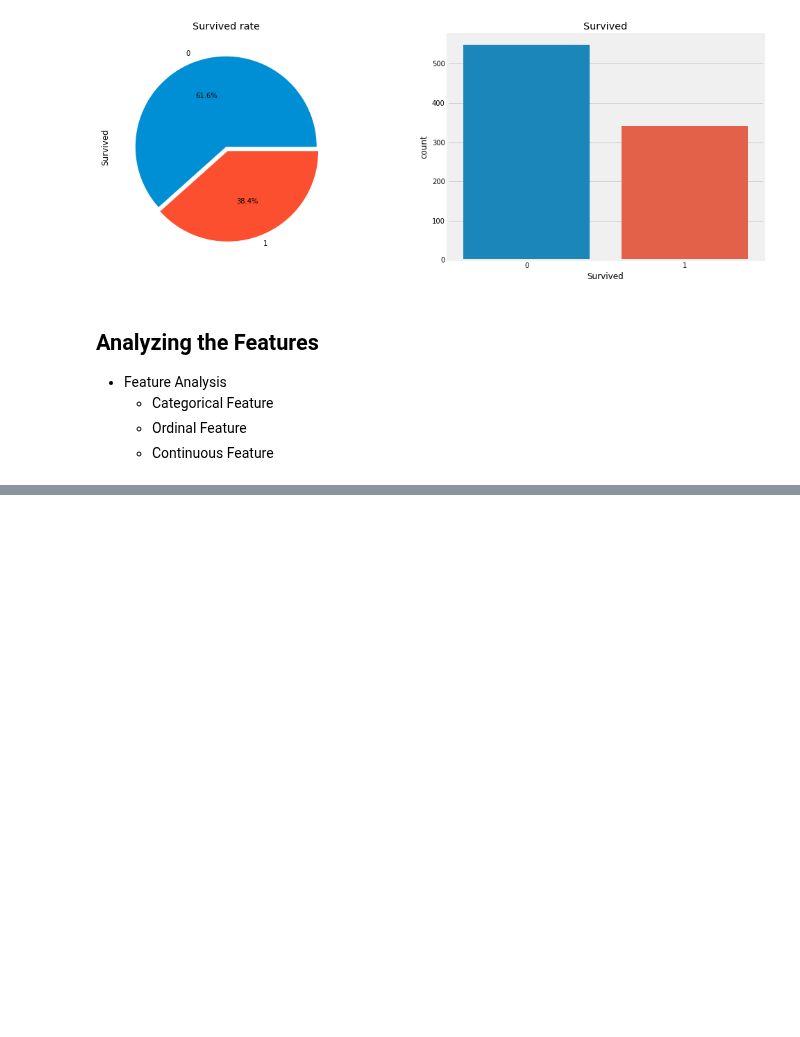
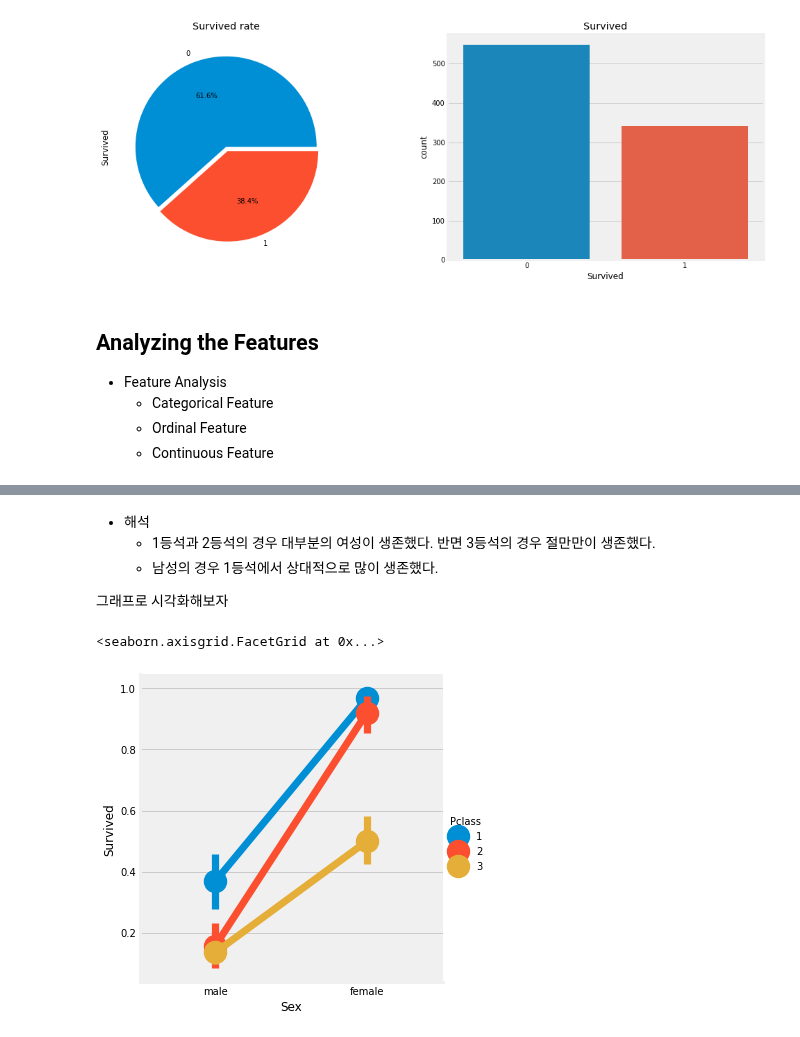
Before and after one commit to Steve-YJ/Explore-Kaggle, a Jupyter notebook: 01_Classification_Titanic.ipynb, the cells around one changed output, grey strips where cells are left out. Cells and saved outputs as stored; diff of their text form; code cells hidden in the pictures; blank space fills up the shorter version.

```diff
--- a/01_Classification_Titanic.ipynb
+++ b/01_Classification_Titanic.ipynb
@@ -168,0 +317,6 @@ plt.show()
+# %% [markdown]
+* 해석
+    * 1등석과 2등석의 경우 대부분의 여성이 생존했다. 반면 3등석의 경우 절만만이 생존했다.
+    * 남성의 경우 1등석에서 상대적으로 많이 생존했다.
+
+그래프로 시각화해보자
@@ -168,0 +325,5 @@ plt.show()
+# %%
+sns.factorplot('Sex', 'Survived', hue='Pclass', data=data)
+# %% [output]
+<seaborn.axisgrid.FacetGrid at 0x...>
+[figure, added]
```
Also changed, not shown: parts of 24 cells of this notebook.
